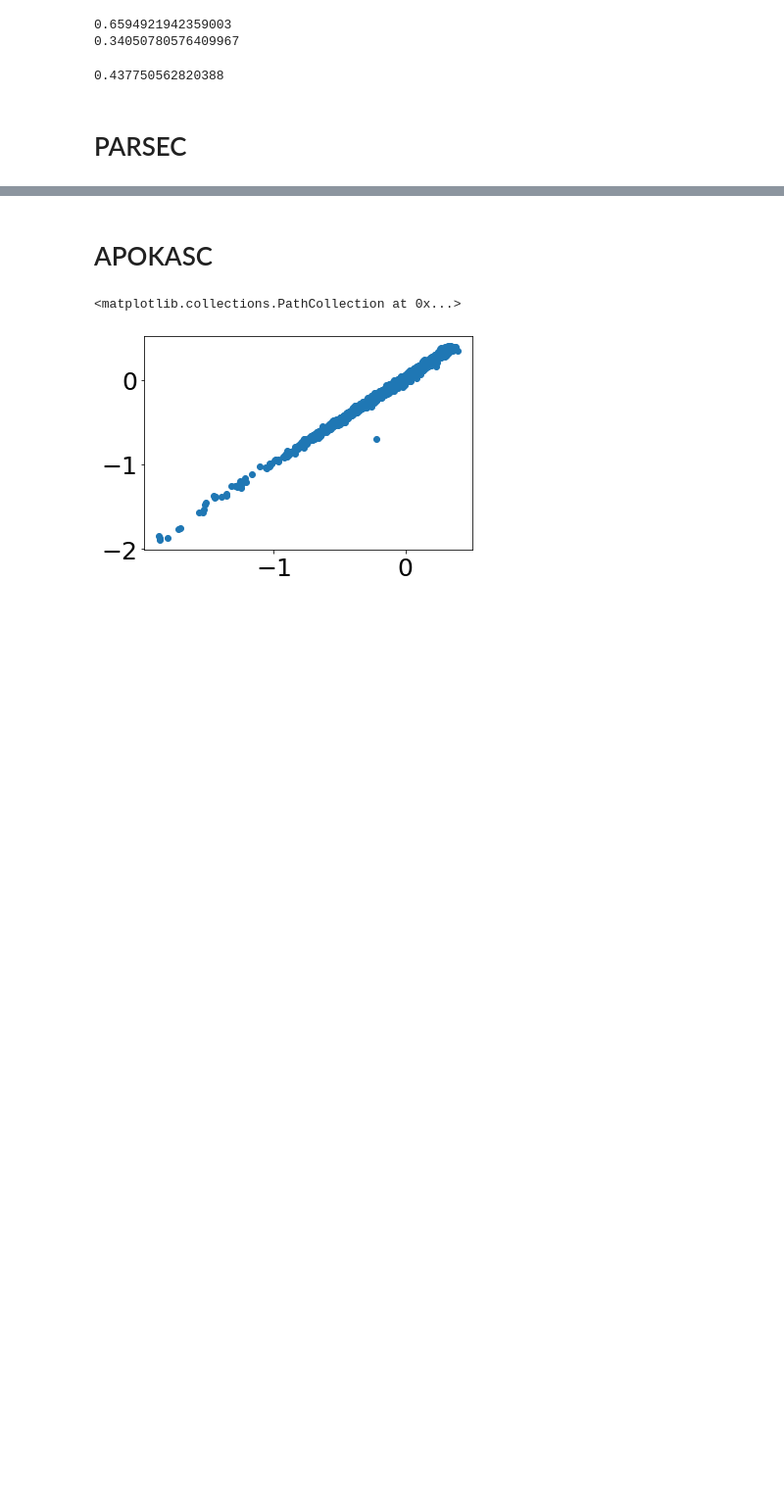
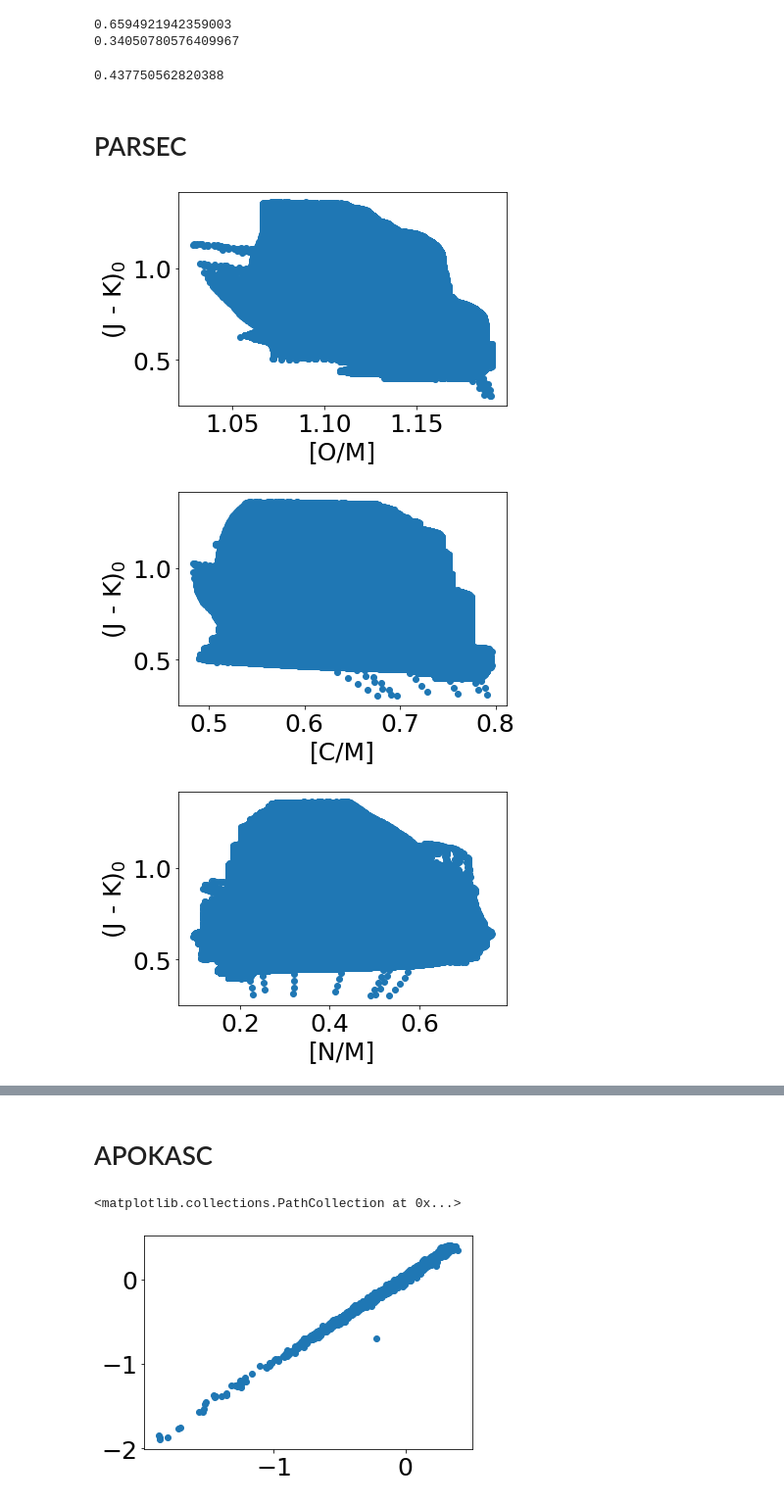
Before and after one commit to JoshuaPovick/Age_Fitting, a Jupyter notebook: notebooks/Astrologium.ipynb, the cells around one changed output, grey strips where cells are left out. Shown at 98% size. Cells and saved outputs as stored; diff of their text form; code cells hidden in the pictures; blank space fills up the shorter version.

```diff
--- a/notebooks/Astrologium.ipynb
+++ b/notebooks/Astrologium.ipynb
@@ -473,5 +634,36 @@ massive = fits.getdata('/Users/joshuapovick/Desktop/Research/parsec/parsec_massi
 massive = Table(massive[np.where(massive['label']==3.0)])
 massive['index'] = np.arange(len(massive))
 massive = massive[np.argsort(massive['logAge'])]
-massive = massive['index','MH','Mass','int_IMF','Mini','logAge','logTe','logg','Gmag','G_BPmag','G_RPmag',
-                  'Jmag','Hmag','Ksmag','mbolmag']
+massive = massive['index','MH','Mass','int_IMF','Mini','logAge','logTe','logg','Xc','Xn','Xo','Gmag','G_BPmag',
+                  'G_RPmag','Jmag','Hmag','Ksmag','mbolmag']
+# %%
+iso_oM = np.log10(massive['Xo']/10**(8.69-12.0))-massive['MH']
+iso_cM = np.log10(massive['Xc']/10**(8.69-12.0))-massive['MH']
+iso_nM = np.log10(massive['Xn']/10**(8.69-12.0))-massive['MH']
+
+iso_ages = 10**massive['logAge']/10**9
+# %%
+###
+plt.scatter(iso_oM[teffcut],(massive['Jmag']-massive['Ksmag'])[teffcut])
+plt.xlabel(r'[O/M]')
+plt.ylabel(r'(J - K)$_0$')
+
+plt.show()
+
+###
+plt.scatter(iso_cM[teffcut],(massive['Jmag']-massive['Ksmag'])[teffcut])
+plt.xlabel(r'[C/M]')
+plt.ylabel(r'(J - K)$_0$')
+
+plt.show()
+
+###
+plt.scatter(iso_nM[teffcut],(massive['Jmag']-massive['Ksmag'])[teffcut])
+plt.xlabel(r'[N/M]')
+plt.ylabel(r'(J - K)$_0$')
+
+plt.show()
+# %% [output]
+[figure, added]
+[figure, added]
+[figure, added]
```
Also changed, not shown: parts of 24 cells of this notebook, 4 other files.
